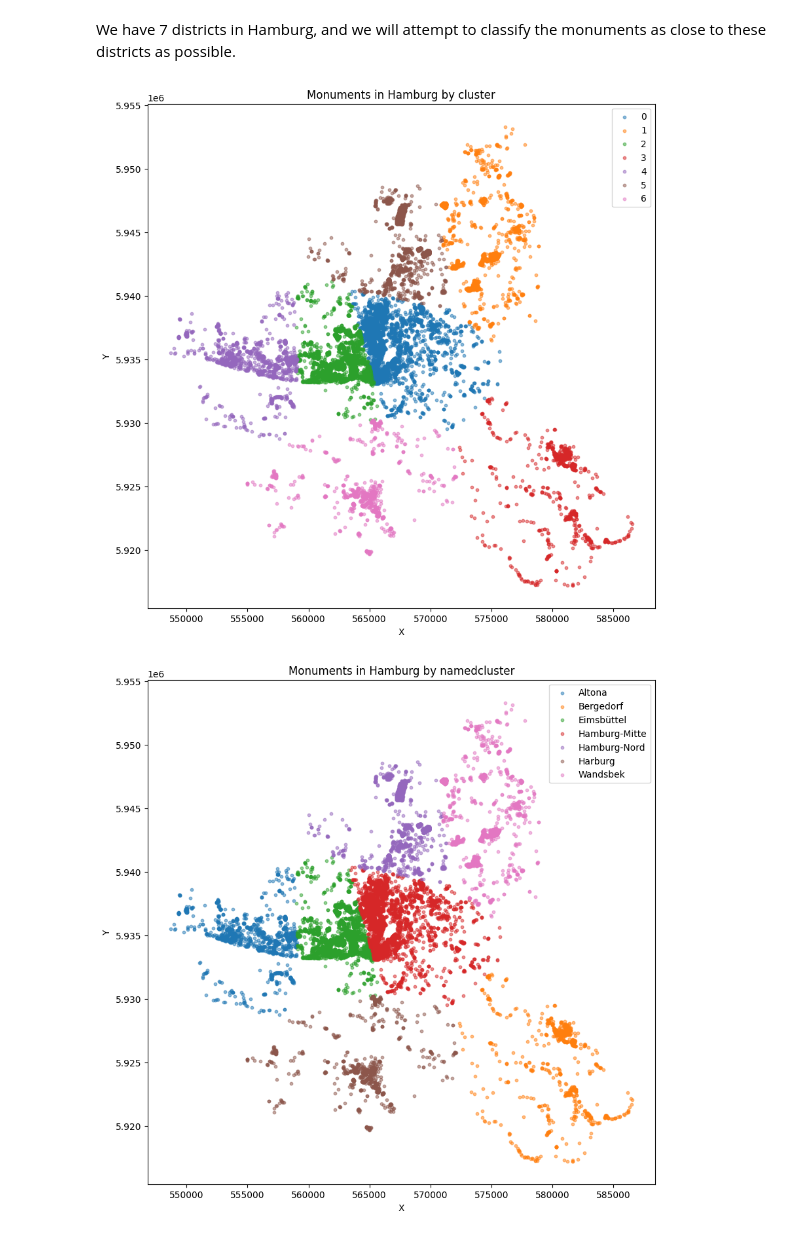
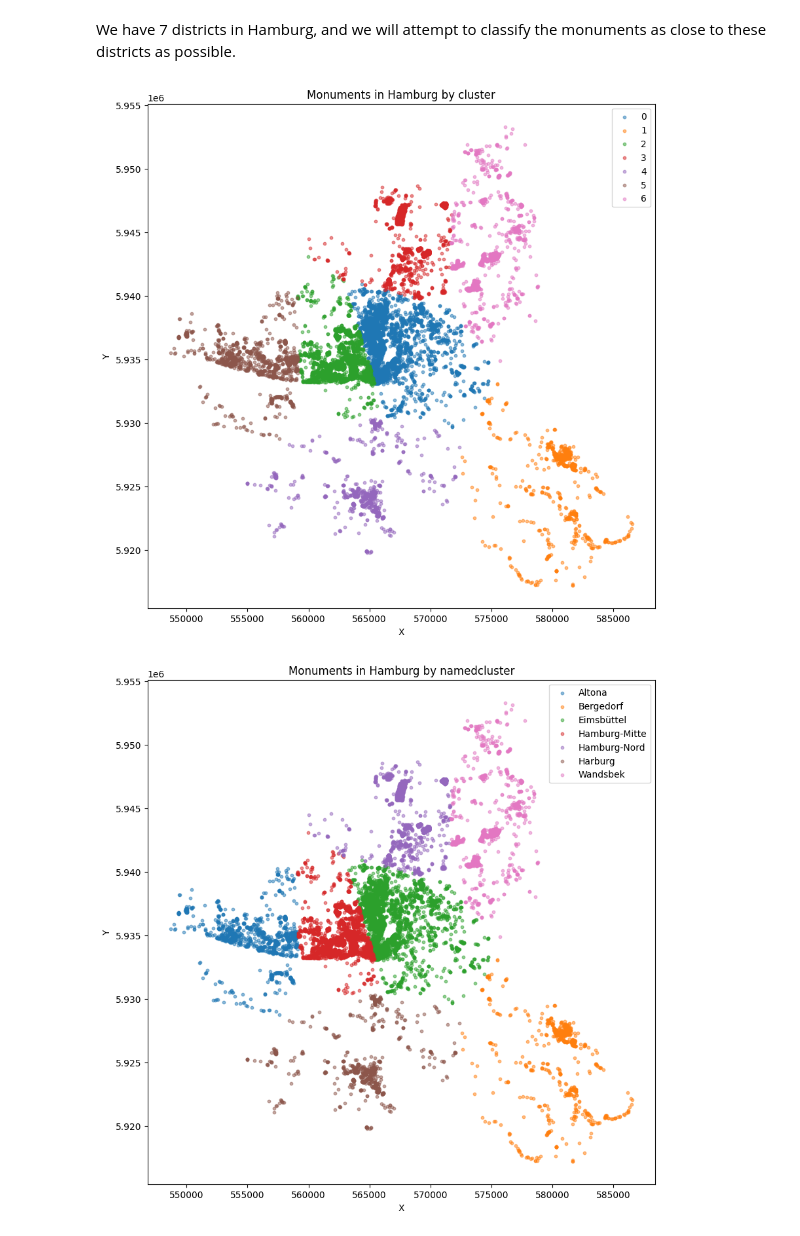
Before and after one commit to SalahKanjo/data-mining-projects, a Jupyter notebook: hamburg-monuments/07_hamburg_monuments.ipynb, the cells around one changed output. Drawn from its saved outputs; the diff is of its cells as text; code cells hidden in the pictures.

```diff
--- a/hamburg-monuments/07_hamburg_monuments.ipynb
+++ b/hamburg-monuments/07_hamburg_monuments.ipynb
@@ -61,6 +63,7 @@ data
 # %%
 #get the year from multiple years
 data['jahr'] = data['jahr'].str.extract(r'(\d{4})').dropna().astype(int)
+data.dropna(subset=['jahr'], inplace=True)
 data.jahr.value_counts().sort_values(ascending=False)
 # %% [output]
 jahr
@@ -157,13 +160,13 @@ def kmeans(data, n_clusters, seed=42):
 
 kmeans(data, 7)
 # %% [output]
-[figure, old version]
+[figure, new version]
 # %%
 # name the clusters with actual districts names
-data['namedcluster'] = data['cluster'].map({0: 'Hamburg-Mitte', 1: 'Wandsbek', 2: 'Eimsbüttel', 3: 'Bergedorf', 4: 'Altona', 5: 'Hamburg-Nord', 6: 'Harburg'})
-
+data['namedcluster'] = data['cluster'].map({0: 'Eimsbüttel', 1: 'Bergedorf', 2: 'Hamburg-Mitte', 3: 'Hamburg-Nord', 4: 'Harburg', 5: 'Altona', 6: 'Wandsbek'})
+#{0: 'Hamburg-Mitte', 1: 'Wandsbek', 2: 'Eimsbüttel', 3: 'Bergedorf', 4: 'Altona', 5: 'Hamburg-Nord', 6: 'Harburg'}
 plot_map_by(data, 'namedcluster')
 # %% [output]
-[figure, old version]
+[figure, new version]
 # %%
 # put both plots side by side
```
Also changed, not shown: parts of 15 cells of this notebook.
